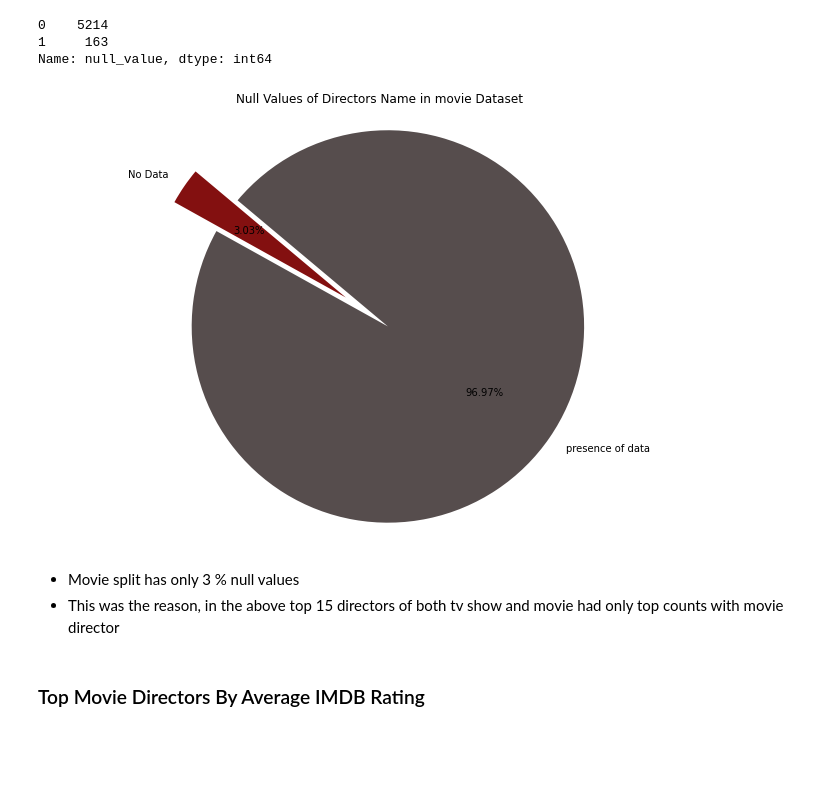
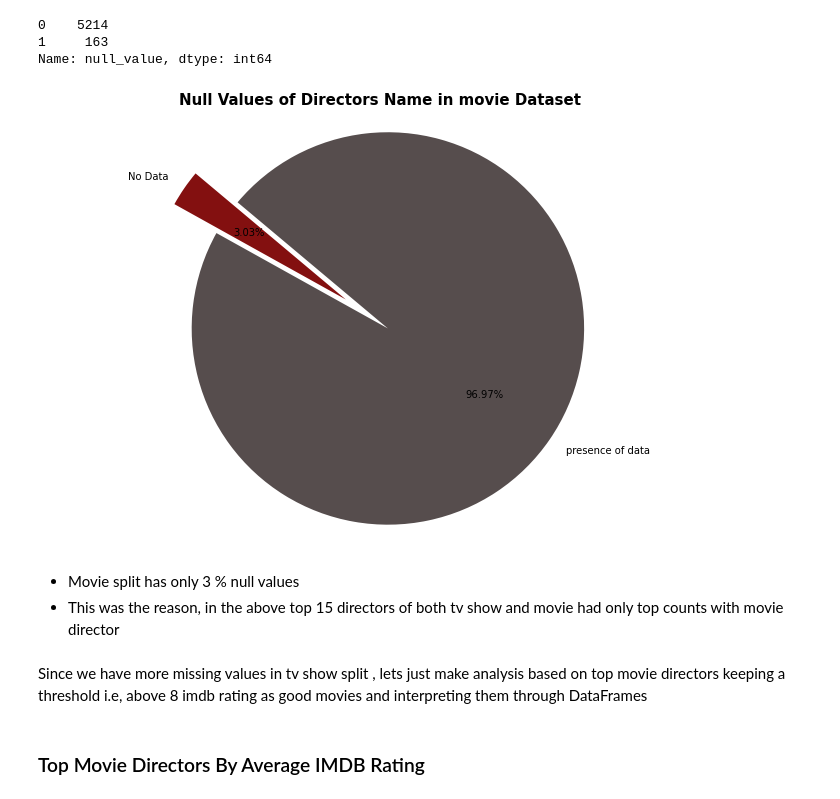
Before and after one commit to rubeshajith/NETFLIX-MOVIES-AND-TV-SHOWS-CLUSTERING, a Jupyter notebook: NETFLIX_MOVIES_AND_TV_SHOWS_CLUSTERING.ipynb, the cells around one changed output. Cells and saved outputs as stored; diff of their text form; code cells hidden in the pictures; blank space fills up the shorter version.

```diff
--- a/NETFLIX_MOVIES_AND_TV_SHOWS_CLUSTERING.ipynb
+++ b/NETFLIX_MOVIES_AND_TV_SHOWS_CLUSTERING.ipynb
@@ -808,17 +810,19 @@ Name: null_value, dtype: int64
 # %%
 # plotting Pie Chart for Null values in Movie datset
 plt.figure(figsize=(12, 8))
 labels=['No Data','presence of data']
 plt.pie(movie_df["null_value"].value_counts().sort_values(),labels=labels,explode=[0.13,0.13],
         autopct='%1.2f%%',colors=['#831010','#564d4d'], startangle=140)
-plt.title('Null Values of Directors Name in movie Dataset')
+plt.title('Null Values of Directors Name in movie Dataset', fontsize=15, fontweight='bold')
 plt.axis('equal')
 plt.show()
 # %% [output]
-[figure, old version]
+[figure, new version]
 # %% [markdown]
 * Movie split has only 3 % null values
 * This was the reason, in the above top 15 directors of both tv show and movie had only top counts with movie director
+# %% [markdown]
+Since we have more missing values in tv show split , lets just make analysis based on top movie directors keeping a threshold i.e, above 8 imdb rating as good movies and interpreting them through DataFrames
 # %% [markdown]
 ### Top Movie Directors By Average IMDB Rating
 # %%
```
Also changed, not shown: parts of 67 cells of this notebook.
